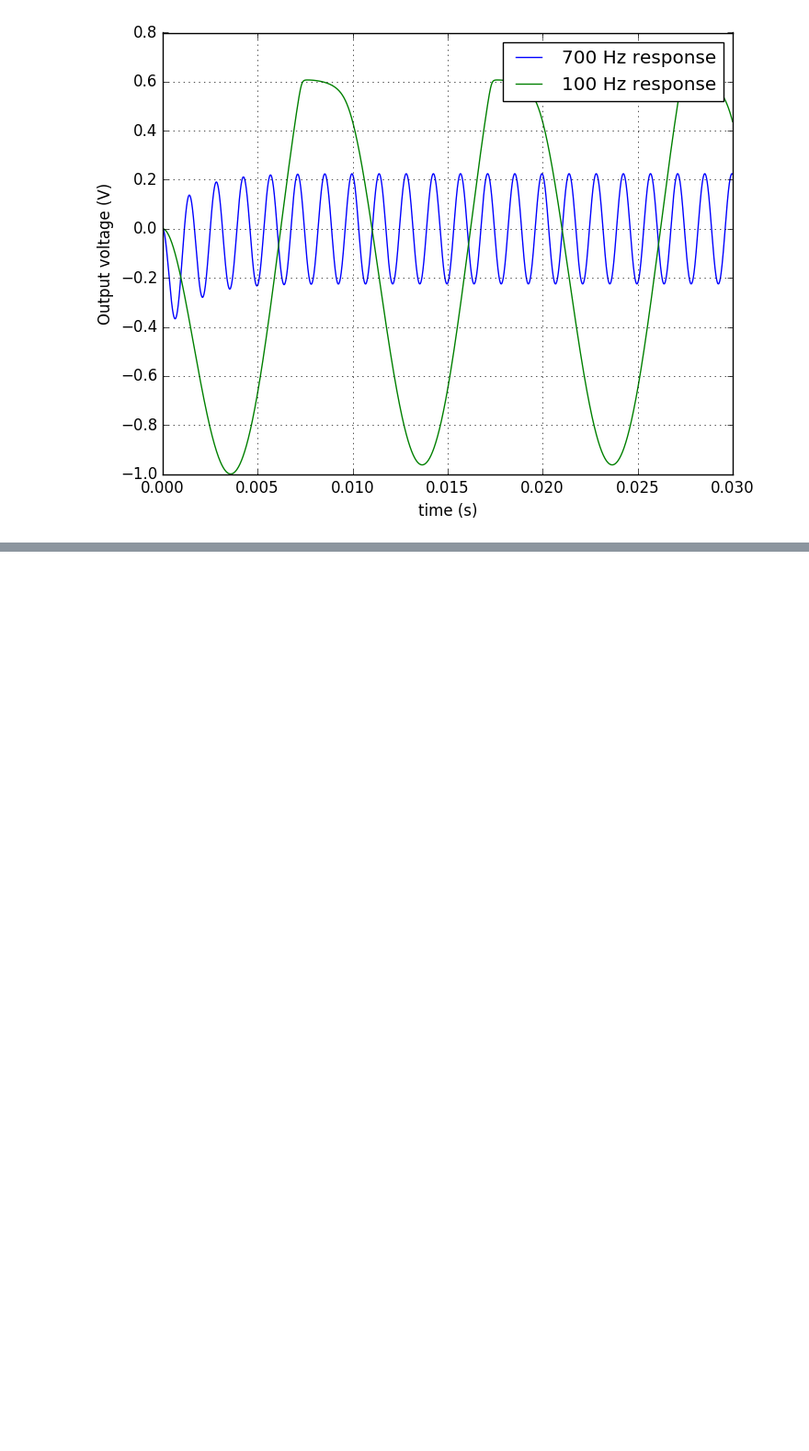
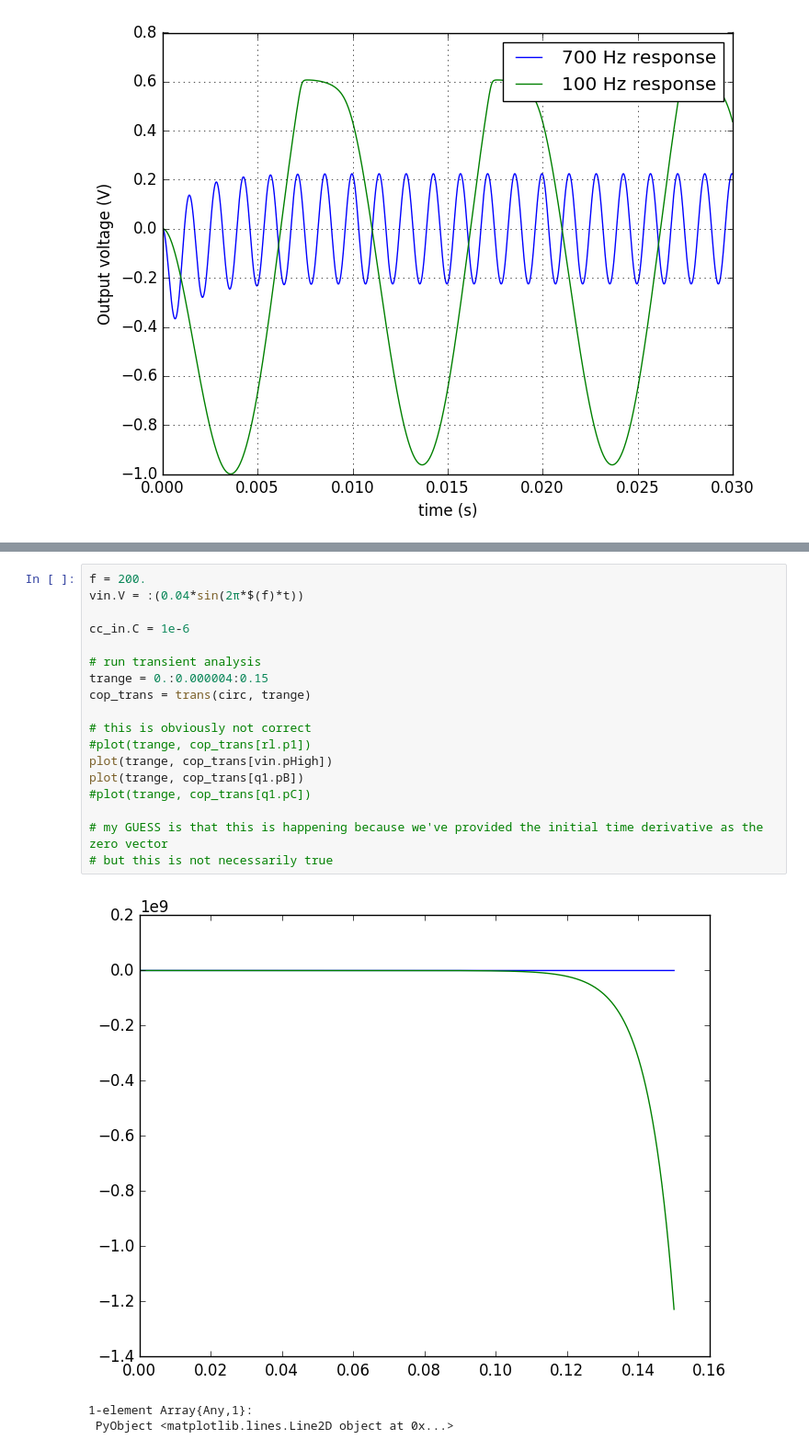
Before and after one commit to mridsole/SimpleCircuits.jl, a Jupyter notebook: MATH3976 Project - Rapisarda 440429320.ipynb, the cells around one changed output, grey strips where cells are left out. Shown at 92% size. Drawn from its saved outputs; the diff is of its cells as text; blank space fills up the shorter version.

Commit message:
Add more examples to the notebook
Transient analysis not working so well on one of them - going to attempt
to fix it by putting newton-raphson in to the function that the IDAS
solver calls.

```diff
--- a/MATH3976 Project - Rapisarda 440429320.ipynb
+++ b/MATH3976 Project - Rapisarda 440429320.ipynb
@@ -210,0 +296,22 @@ ylabel("Output voltage (V)");
+# %%
+f = 200.
+vin.V = :(0.04*sin(2π*$(f)*t))
+
+cc_in.C = 1e-6
+
+# run transient analysis
+trange = 0.:0.000004:0.15
+cop_trans = trans(circ, trange)
+
+# this is obviously not correct
+#plot(trange, cop_trans[rl.p1])
+plot(trange, cop_trans[vin.pHigh])
+plot(trange, cop_trans[q1.pB])
+#plot(trange, cop_trans[q1.pC])
+
+# my GUESS is that this is happening because we've provided the initial time derivative as the zero vector
+# but this is not necessarily true
+# %% [output]
+[figure, added]
+1-element Array{Any,1}:
+ PyObject <matplotlib.lines.Line2D object at 0x...>
```
Also changed, not shown: parts of 9 cells of this notebook.
